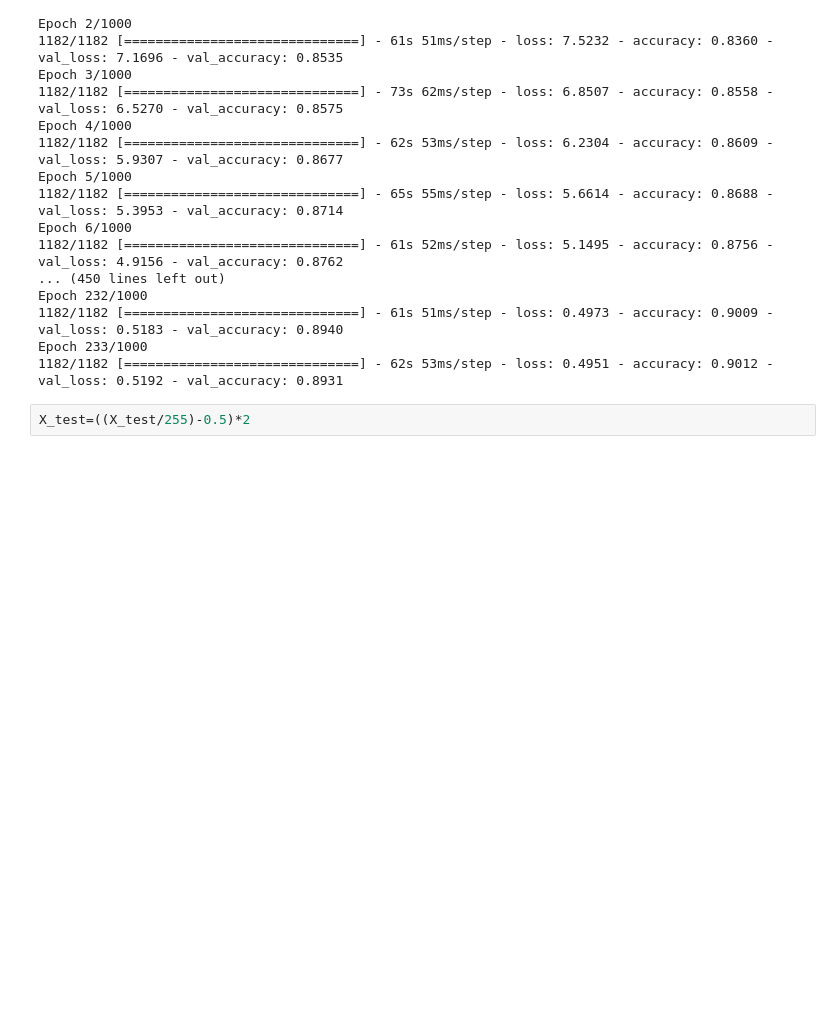
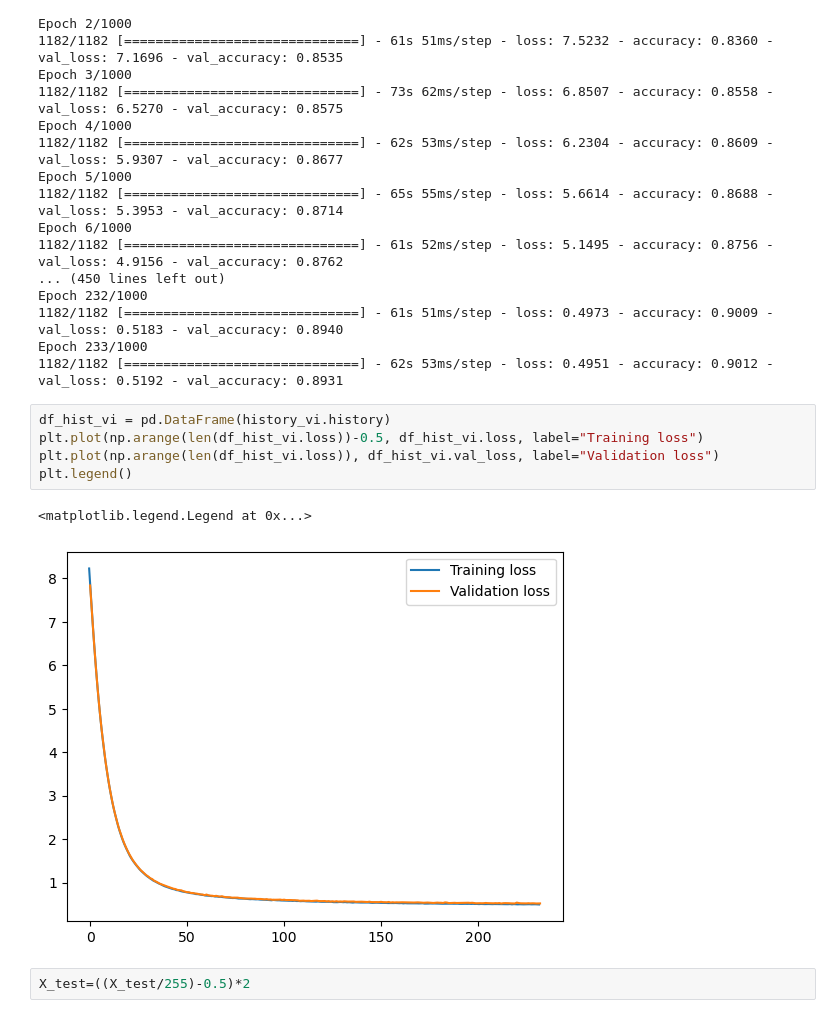
Before and after one commit to jkreula/Bayesian-deep-learning, a Jupyter notebook: Uncertainty-for-unseen-categories.ipynb, the cells around one changed output. Drawn from its saved outputs; the diff is of its cells as text; blank space fills up the shorter version.

Commit message:
Add plot for losses for VI

```diff
--- a/Uncertainty-for-unseen-categories.ipynb
+++ b/Uncertainty-for-unseen-categories.ipynb
@@ -255,6 +255,14 @@ Epoch 232/1000
 1182/1182 [==============================] - 61s 51ms/step - loss: 0.4973 - accuracy: 0.9009 - val_loss: 0.5183 - val_accuracy: 0.8940
 Epoch 233/1000
 1182/1182 [==============================] - 62s 53ms/step - loss: 0.4951 - accuracy: 0.9012 - val_loss: 0.5192 - val_accuracy: 0.8931
+# %%
+df_hist_vi = pd.DataFrame(history_vi.history)
+plt.plot(np.arange(len(df_hist_vi.loss))-0.5, df_hist_vi.loss, label="Training loss")
+plt.plot(np.arange(len(df_hist_vi.loss)), df_hist_vi.val_loss, label="Validation loss")
+plt.legend()
+# %% [output]
+<matplotlib.legend.Legend at 0x...>
+[figure, added]
 # %%
 X_test=((X_test/255)-0.5)*2
 # %%
```
